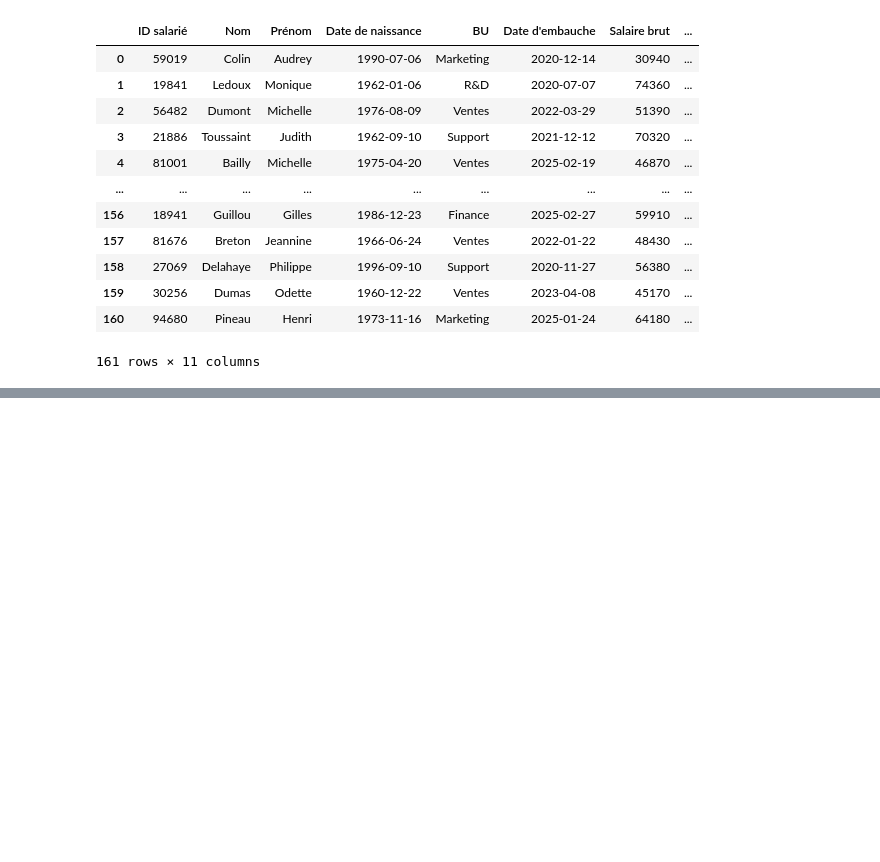
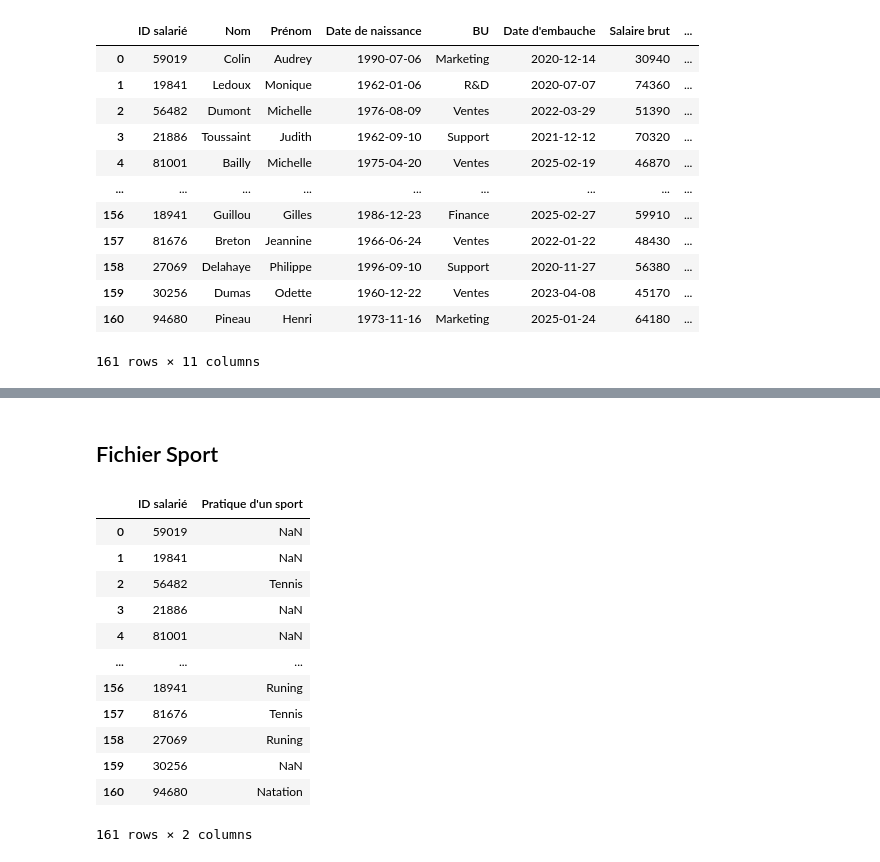
Before and after one commit to Ketua45/SportDataSolution, a Jupyter notebook: code/Data_Explore.ipynb, the cells around one changed output, grey strips where cells are left out. Saved outputs shown, nothing was run; the diff lists cells and outputs as text; code cells hidden in the pictures; blank space fills up the shorter version.

```diff
--- a/code/Data_Explore.ipynb
+++ b/code/Data_Explore.ipynb
@@ -30,0 +55,2 @@ data_rh
+# %% [markdown]
+## Fichier Sport
@@ -30,0 +59,16 @@ data_rh
+# %%
+data_sport
+# %% [output]
+|  | ID salarié | Pratique d'un sport |
+| 0 | 59019 | NaN |
+| 1 | 19841 | NaN |
+| 2 | 56482 | Tennis |
+| 3 | 21886 | NaN |
+| 4 | 81001 | NaN |
+| ... | ... | ... |
+| 156 | 18941 | Runing |
+| 157 | 81676 | Tennis |
+| 158 | 27069 | Runing |
+| 159 | 30256 | NaN |
+| 160 | 94680 | Natation |
+161 rows × 2 columns
```
Also changed, not shown: parts of 45 cells of this notebook, 7 other files.
